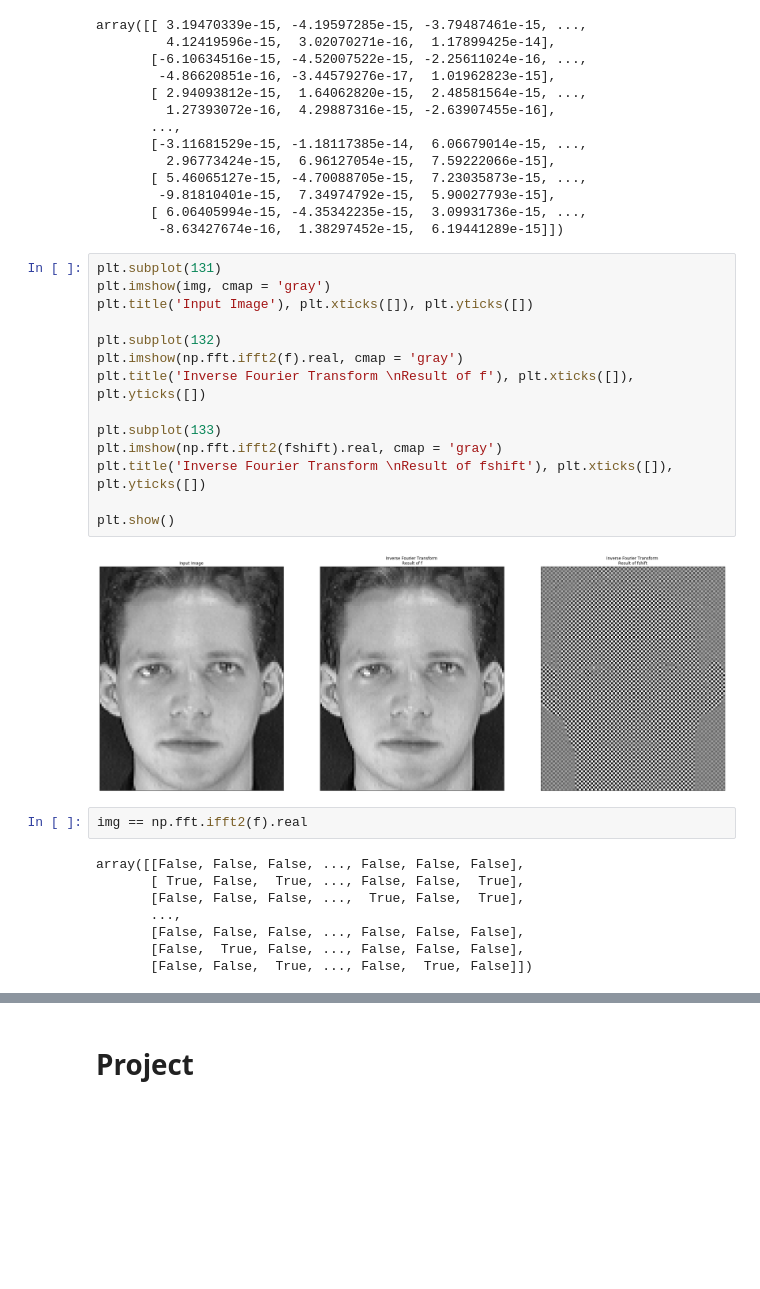
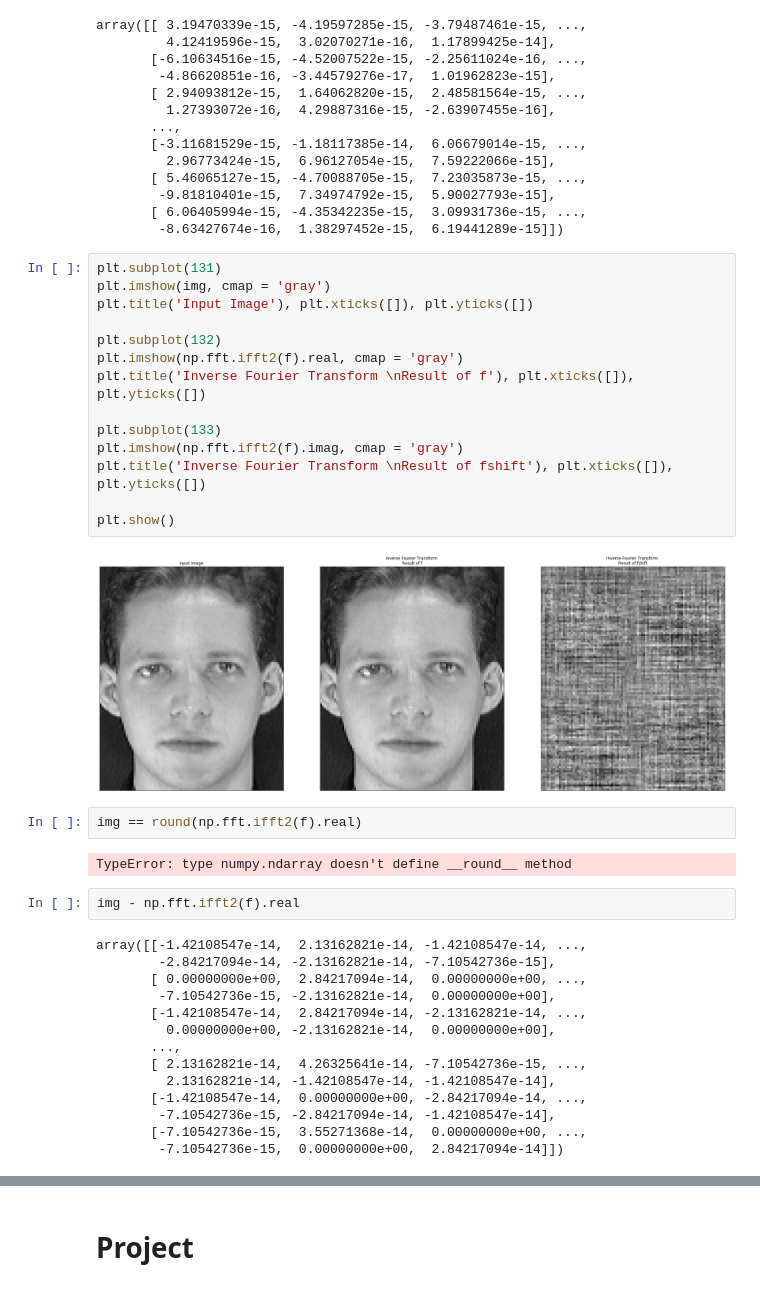
Before and after one commit to Jaquedonin/SignalFinalProject, a Jupyter notebook: Primeiros Passos.ipynb, the cells around one changed output, grey strips where cells are left out. Saved outputs shown, nothing was run; the diff lists cells and outputs as text; blank space fills up the shorter version.

```diff
--- a/Primeiros Passos.ipynb
+++ b/Primeiros Passos.ipynb
@@ -225,28 +239,38 @@ array([[ 3.19470339e-15, -4.19597285e-15, -3.79487461e-15, ...,
 # %%
 plt.subplot(131)
 plt.imshow(img, cmap = 'gray')
 plt.title('Input Image'), plt.xticks([]), plt.yticks([])
 
 plt.subplot(132)
 plt.imshow(np.fft.ifft2(f).real, cmap = 'gray')
 plt.title('Inverse Fourier Transform \nResult of f'), plt.xticks([]), plt.yticks([])
 
 plt.subplot(133)
-plt.imshow(np.fft.ifft2(fshift).real, cmap = 'gray')
+plt.imshow(np.fft.ifft2(f).imag, cmap = 'gray')
 plt.title('Inverse Fourier Transform \nResult of fshift'), plt.xticks([]), plt.yticks([])
 
 plt.show()
 # %% [output]
-[figure, old version]
+[figure, new version]
+# %%
+img == round(np.fft.ifft2(f).real)
+# %% [output]
+TypeError: type numpy.ndarray doesn't define __round__ method
 # %%
-img == np.fft.ifft2(f).real
+img - np.fft.ifft2(f).real
 # %% [output]
-array([[False, False, False, ..., False, False, False],
-       [ True, False,  True, ..., False, False,  True],
-       [False, False, False, ...,  True, False,  True],
+array([[-1.42108547e-14,  2.13162821e-14, -1.42108547e-14, ...,
+        -2.84217094e-14, -2.13162821e-14, -7.10542736e-15],
+       [ 0.00000000e+00,  2.84217094e-14,  0.00000000e+00, ...,
+        -7.10542736e-15, -2.13162821e-14,  0.00000000e+00],
+       [-1.42108547e-14,  2.84217094e-14, -2.13162821e-14, ...,
+         0.00000000e+00, -2.13162821e-14,  0.00000000e+00],
        ...,
-       [False, False, False, ..., False, False, False],
-       [False,  True, False, ..., False, False, False],
-       [False, False,  True, ..., False,  True, False]])
+       [ 2.13162821e-14,  4.26325641e-14, -7.10542736e-15, ...,
+         2.13162821e-14, -1.42108547e-14, -1.42108547e-14],
+       [-1.42108547e-14,  0.00000000e+00, -2.84217094e-14, ...,
+        -7.10542736e-15, -2.84217094e-14, -1.42108547e-14],
+       [-7.10542736e-15,  3.55271368e-14,  0.00000000e+00, ...,
+        -7.10542736e-15,  0.00000000e+00,  2.84217094e-14]])
 # %%
 print(img[0][1])
```
Also changed, not shown: parts of 18 cells of this notebook.
